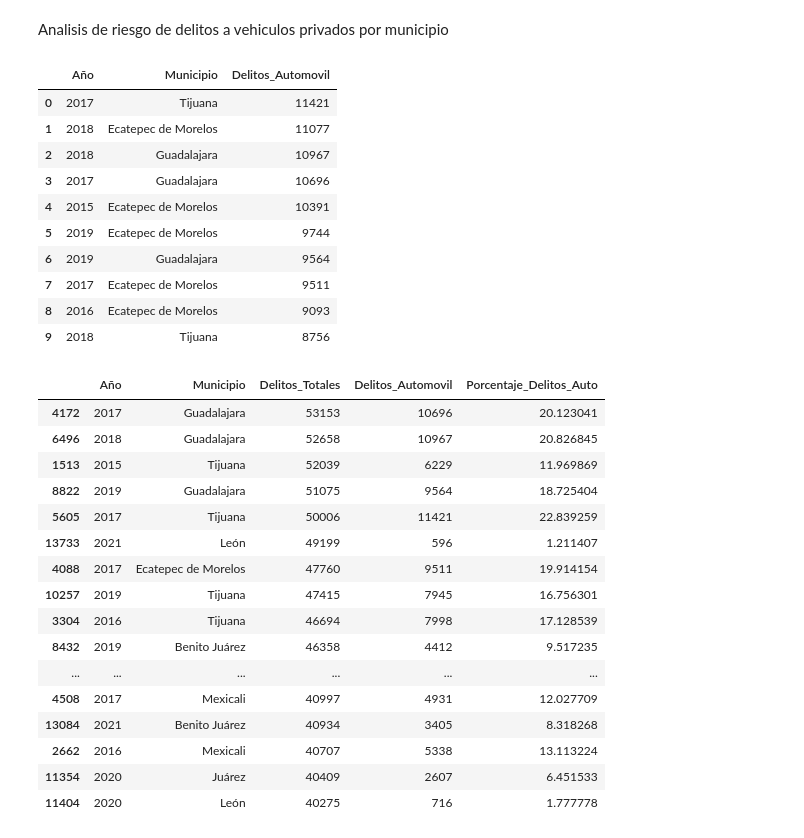
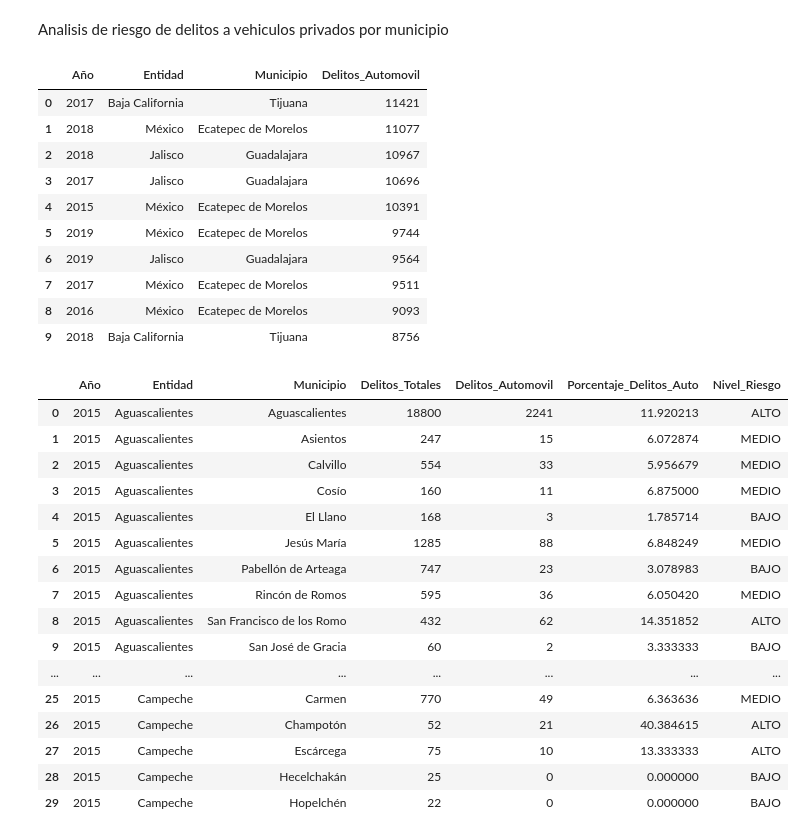
Before and after one commit to Valphysics/Analisis-de-delitos-municipales, a Jupyter notebook: Prototipodelitos.ipynb, the cells around one changed output. Cells and saved outputs as stored; diff of their text form; code cells hidden in the pictures.

```diff
--- a/Prototipodelitos.ipynb
+++ b/Prototipodelitos.ipynb
@@ -223,45 +223,57 @@ Name: count, dtype: int64
 Analisis de riesgo de delitos a vehiculos privados por municipio
 # %%
 # Total de delitos por municipio y año
-total_delitos = df_largo.groupby(["Año", "Municipio"])["Cantidad_Delitos"].sum().reset_index()
+total_delitos = df_largo.groupby(["Año", "Entidad", "Municipio"])["Cantidad_Delitos"].sum().reset_index()
 total_delitos.rename(columns={"Cantidad_Delitos": "Delitos_Totales"}, inplace=True)
 
 delitos_auto = df_largo[df_largo["Subtipo_de_delito"].str.contains("vehículo|autopartes", case=False, na=False)]
-delitos_auto_municipio = delitos_auto.groupby(["Año", "Municipio"])["Cantidad_Delitos"].sum().sort_values(ascending=False).reset_index()
+delitos_auto_municipio = delitos_auto.groupby(["Año", "Entidad", "Municipio"])["Cantidad_Delitos"].sum().sort_values(ascending=False).reset_index()
 delitos_auto_municipio.rename(columns={"Cantidad_Delitos": "Delitos_Automovil"}, inplace=True)
 delitos_auto_municipio.head(10)
 # %% [output]
-|  | Año | Municipio | Delitos_Automovil |
-| 0 | 2017 | Tijuana | 11421 |
-| 1 | 2018 | Ecatepec de Morelos | 11077 |
-| 2 | 2018 | Guadalajara | 10967 |
-| 3 | 2017 | Guadalajara | 10696 |
-| 4 | 2015 | Ecatepec de Morelos | 10391 |
-| 5 | 2019 | Ecatepec de Morelos | 9744 |
-| 6 | 2019 | Guadalajara | 9564 |
-| 7 | 2017 | Ecatepec de Morelos | 9511 |
-| 8 | 2016 | Ecatepec de Morelos | 9093 |
-| 9 | 2018 | Tijuana | 8756 |
+|  | Año | Entidad | Municipio | Delitos_Automovil |
+| 0 | 2017 | Baja California | Tijuana | 11421 |
+| 1 | 2018 | México | Ecatepec de Morelos | 11077 |
+| 2 | 2018 | Jalisco | Guadalajara | 10967 |
+| 3 | 2017 | Jalisco | Guadalajara | 10696 |
+| 4 | 2015 | México | Ecatepec de Morelos | 10391 |
+| 5 | 2019 | México | Ecatepec de Morelos | 9744 |
+| 6 | 2019 | Jalisco | Guadalajara | 9564 |
+| 7 | 2017 | México | Ecatepec de Morelos | 9511 |
+| 8 | 2016 | México | Ecatepec de Morelos | 9093 |
+| 9 | 2018 | Baja California | Tijuana | 8756 |
 # %%
-df_riesgo = pd.merge(total_delitos, delitos_auto_municipio, on=["Año", "Municipio"], how="left")
+#calculo del porcentaje de delitos a vehiculos privados por municipio comparado con el total de delitos
+df_riesgo = pd.merge(total_delitos, delitos_auto_municipio, on=["Año", "Entidad", "Municipio"], how="left")
 df_riesgo["Porcentaje_Delitos_Auto"] = (df_riesgo["Delitos_Automovil"] / df_riesgo["Delitos_Totales"]) * 100
-df_riesgo = df_riesgo.fillna(0).sort_values(ascending=False, by='Delitos_Totales') # Rellenar NaN con 0
+df_riesgo = df_riesgo.fillna(0) # Rellenar NaN con 0
+
+# Clasificación del riesgo basado en el porcentaje de delitos a vehículos
+def clasificar_riesgo(p):
+    if p >= 10:
+        return "ALTO"
+    elif p >= 5:
+        return "MEDIO"
+    else:
+        return "BAJO"
+df_riesgo["Nivel_Riesgo"] = df_riesgo["Porcentaje_Delitos_Auto"].apply(clasificar_riesgo)
+
 df_riesgo.head(30)
 # %% [output]
-|  | Año | Municipio | Delitos_Totales | Delitos_Automovil | Porcentaje_Delitos_Auto |
-| 4172 | 2017 | Guadalajara | 53153 | 10696 | 20.123041 |
-| 6496 | 2018 | Guadalajara | 52658 | 10967 | 20.826845 |
-| 1513 | 2015 | Tijuana | 52039 | 6229 | 11.969869 |
-| 8822 | 2019 | Guadalajara | 51075 | 9564 | 18.725404 |
-| 5605 | 2017 | Tijuana | 50006 | 11421 | 22.839259 |
-| 13733 | 2021 | León | 49199 | 596 | 1.211407 |
-| 4088 | 2017 | Ecatepec de Morelos | 47760 | 9511 | 19.914154 |
-| 10257 | 2019 | Tijuana | 47415 | 7945 | 16.756301 |
-| 3304 | 2016 | Tijuana | 46694 | 7998 | 17.128539 |
-| 8432 | 2019 | Benito Juárez | 46358 | 4412 | 9.517235 |
-| ... | ... | ... | ... | ... | ... |
-| 4508 | 2017 | Mexicali | 40997 | 4931 | 12.027709 |
-| 13084 | 2021 | Benito Juárez | 40934 | 3405 | 8.318268 |
-| 2662 | 2016 | Mexicali | 40707 | 5338 | 13.113224 |
-| 11354 | 2020 | Juárez | 40409 | 2607 | 6.451533 |
-| 11404 | 2020 | León | 40275 | 716 | 1.777778 |
+|  | Año | Entidad | Municipio | Delitos_Totales | Delitos_Automovil | Porcentaje_Delitos_Auto | Nivel_Riesgo |
+| 0 | 2015 | Aguascalientes | Aguascalientes | 18800 | 2241 | 11.920213 | ALTO |
+| 1 | 2015 | Aguascalientes | Asientos | 247 | 15 | 6.072874 | MEDIO |
+| 2 | 2015 | Aguascalientes | Calvillo | 554 | 33 | 5.956679 | MEDIO |
+| 3 | 2015 | Aguascalientes | Cosío | 160 | 11 | 6.875000 | MEDIO |
+| 4 | 2015 | Aguascalientes | El Llano | 168 | 3 | 1.785714 | BAJO |
+| 5 | 2015 | Aguascalientes | Jesús María | 1285 | 88 | 6.848249 | MEDIO |
+| 6 | 2015 | Aguascalientes | Pabellón de Arteaga | 747 | 23 | 3.078983 | BAJO |
+| 7 | 2015 | Aguascalientes | Rincón de Romos | 595 | 36 | 6.050420 | MEDIO |
+| 8 | 2015 | Aguascalientes | San Francisco de los Romo | 432 | 62 | 14.351852 | ALTO |
+| 9 | 2015 | Aguascalientes | San José de Gracia | 60 | 2 | 3.333333 | BAJO |
+| ... | ... | ... | ... | ... | ... | ... | ... |
+| 25 | 2015 | Campeche | Carmen | 770 | 49 | 6.363636 | MEDIO |
+| 26 | 2015 | Campeche | Champotón | 52 | 21 | 40.384615 | ALTO |
+| 27 | 2015 | Campeche | Escárcega | 75 | 10 | 13.333333 | ALTO |
+| 28 | 2015 | Campeche | Hecelchakán | 25 | 0 | 0.000000 | BAJO |
+| 29 | 2015 | Campeche | Hopelchén | 22 | 0 | 0.000000 | BAJO |
```
Also changed, not shown: parts of 2 cells of this notebook, 1 other file.
